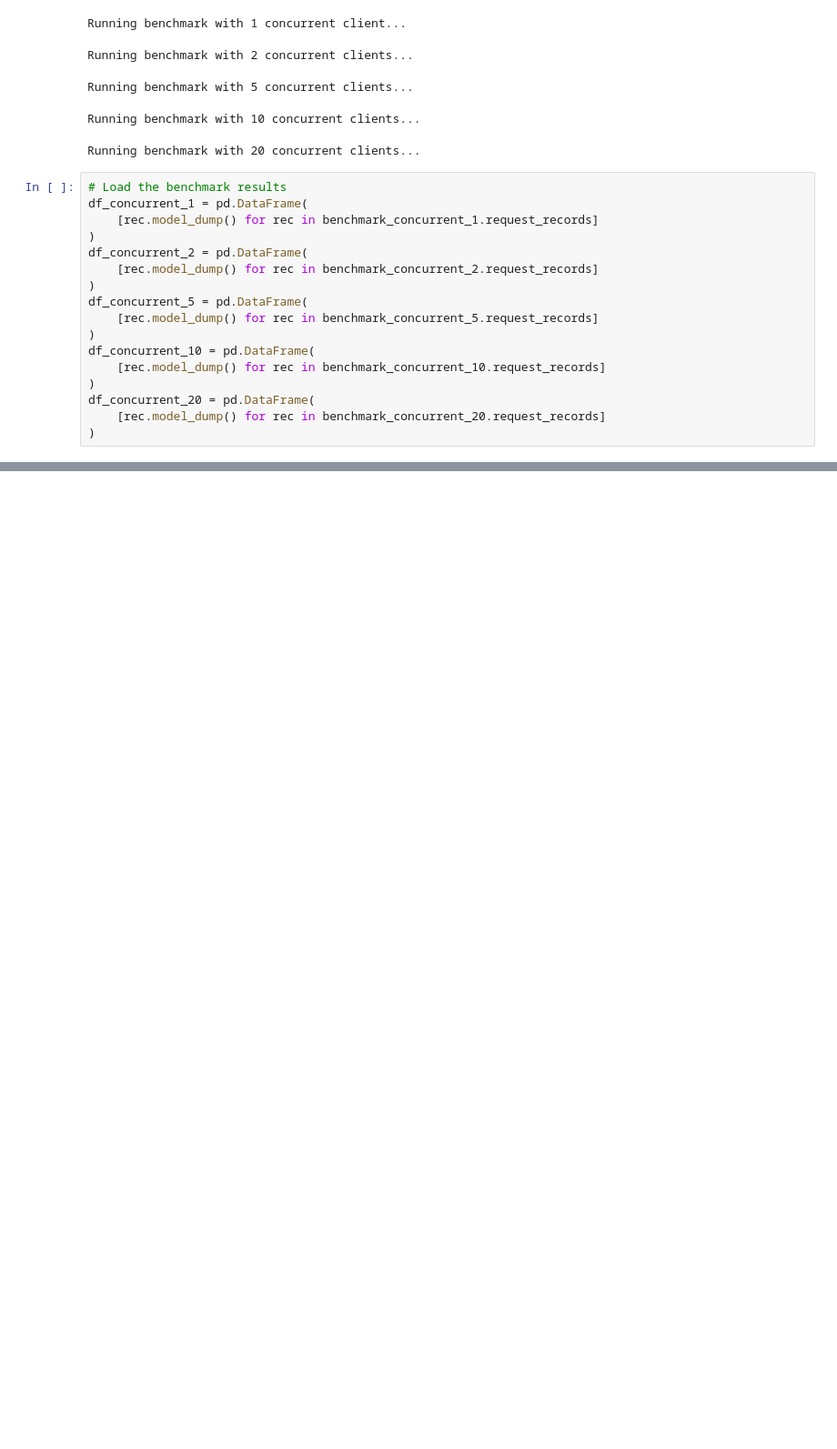
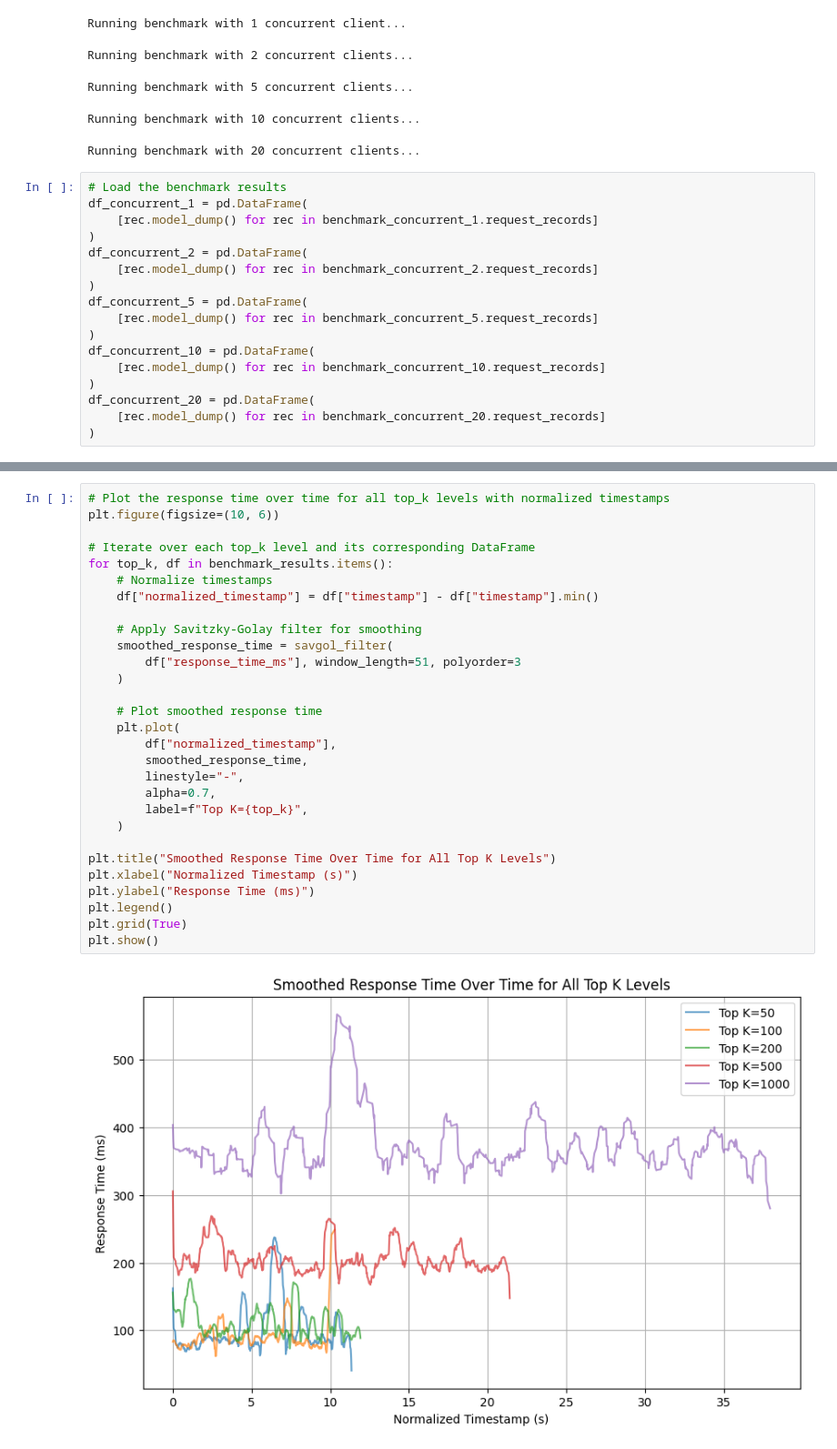
Before and after one commit to allen2c/dvs, a Jupyter notebook: scripts/run_benchmark.ipynb, the cells around one changed output, grey strips where cells are left out. Shown at 91% size. Saved outputs shown, nothing was run; the diff lists cells and outputs as text; blank space fills up the shorter version.

```diff
--- a/scripts/run_benchmark.ipynb
+++ b/scripts/run_benchmark.ipynb
@@ -325,0 +432,31 @@ plt.show()
+# %%
+# Plot the response time over time for all top_k levels with normalized timestamps
+plt.figure(figsize=(10, 6))
+
+# Iterate over each top_k level and its corresponding DataFrame
+for top_k, df in benchmark_results.items():
+    # Normalize timestamps
+    df["normalized_timestamp"] = df["timestamp"] - df["timestamp"].min()
+
+    # Apply Savitzky-Golay filter for smoothing
+    smoothed_response_time = savgol_filter(
+        df["response_time_ms"], window_length=51, polyorder=3
+    )
+
+    # Plot smoothed response time
+    plt.plot(
+        df["normalized_timestamp"],
+        smoothed_response_time,
+        linestyle="-",
+        alpha=0.7,
+        label=f"Top K={top_k}",
+    )
+
+plt.title("Smoothed Response Time Over Time for All Top K Levels")
+plt.xlabel("Normalized Timestamp (s)")
+plt.ylabel("Response Time (ms)")
+plt.legend()
+plt.grid(True)
+plt.show()
+# %% [output]
+[figure, added]
```
Also changed, not shown: parts of 12 cells of this notebook.
